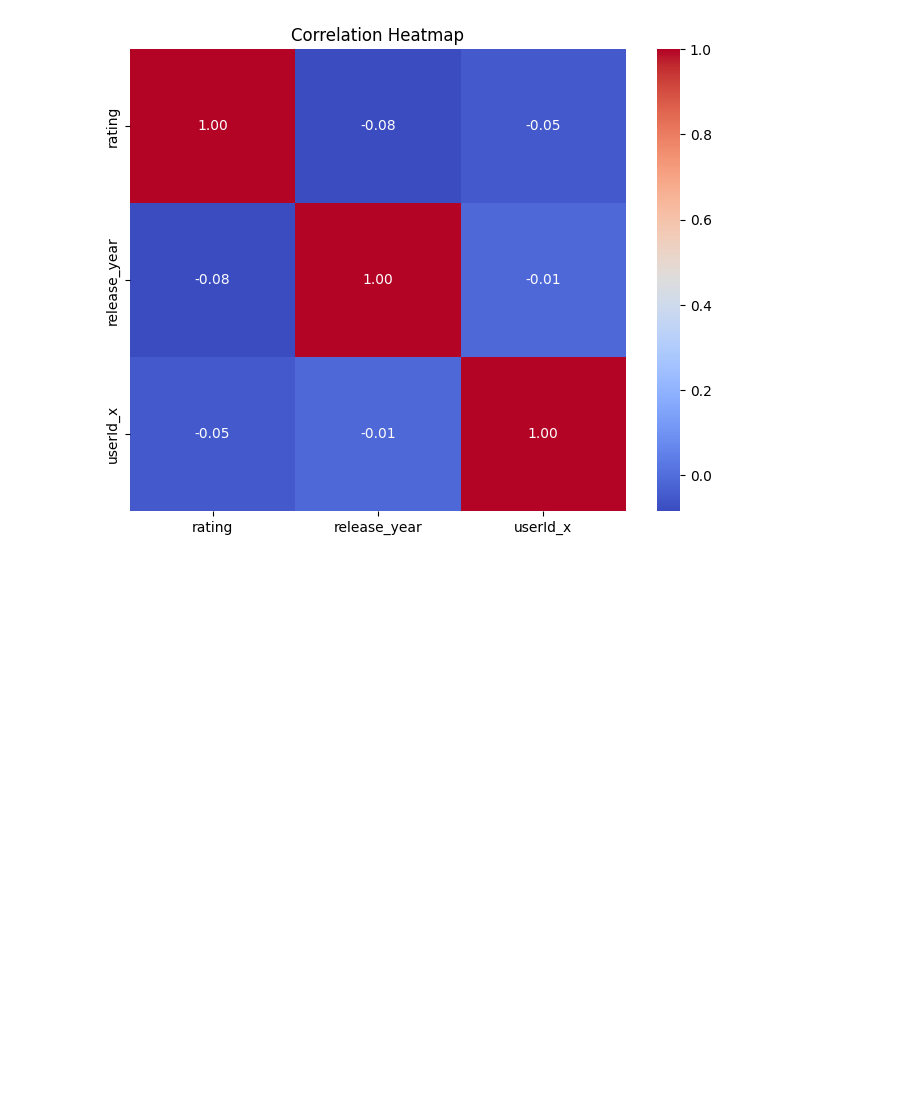
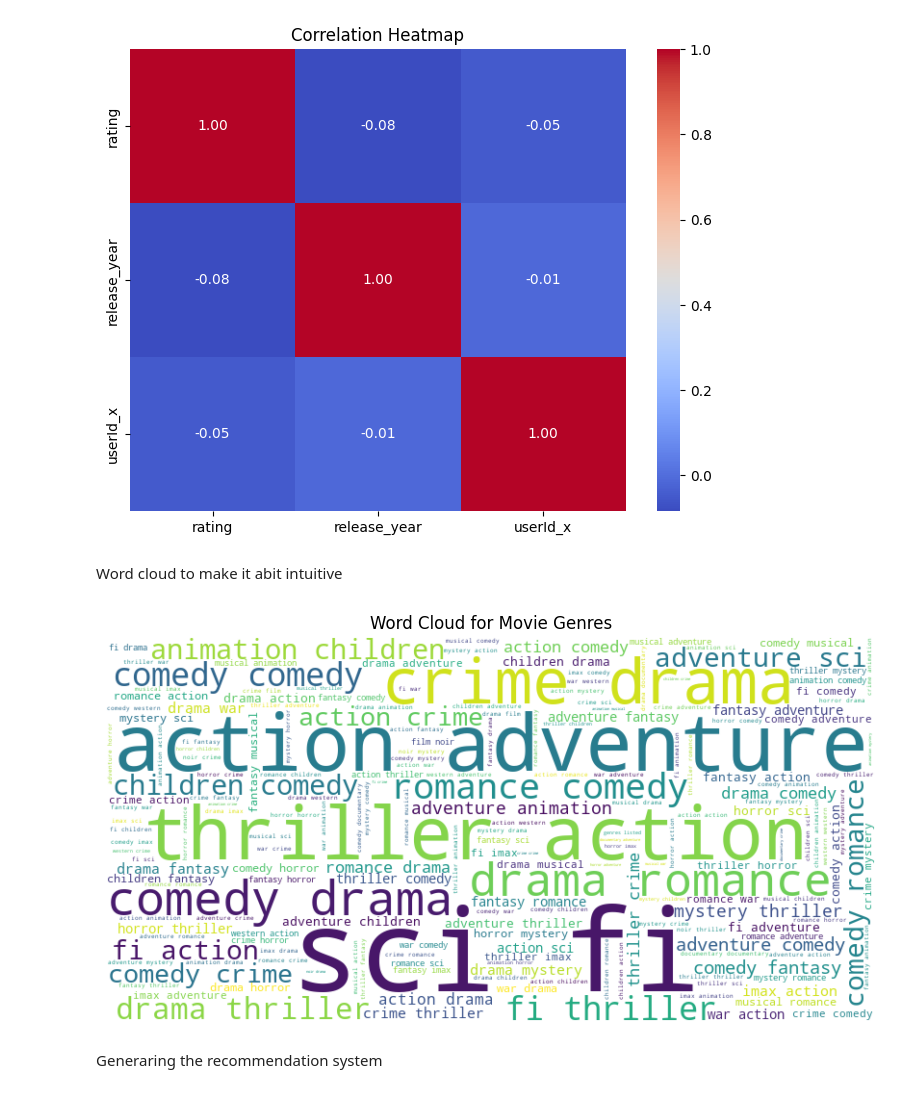
Before and after one commit to Allan-Kipkemei/Movie-Recommendation-System, a Jupyter notebook: Recommender.ipynb, the cells around one changed output. Cells and saved outputs as stored; diff of their text form; code cells hidden in the pictures; blank space fills up the shorter version.

```diff
--- a/Recommender.ipynb
+++ b/Recommender.ipynb
@@ -786,3 +791,20 @@ plt.show()
 [figure]
 [figure]
 [figure]
+# %% [markdown]
+Word cloud to make it abit intuitive
+# %%
+from wordcloud import WordCloud
+
+# Generate a word cloud for movie genres
+genre_wordcloud = WordCloud(width=800, height=400, background_color='white').generate(' '.join(merged_data['genres']))
+
+plt.figure(figsize=(10, 5))
+plt.imshow(genre_wordcloud, interpolation='bilinear')
+plt.axis('off')
+plt.title('Word Cloud for Movie Genres')
+plt.show()
+# %% [output]
+[figure, added]
+# %% [markdown]
+Generaring the recommendation system
```
Also changed, not shown: parts of 6 cells of this notebook.
